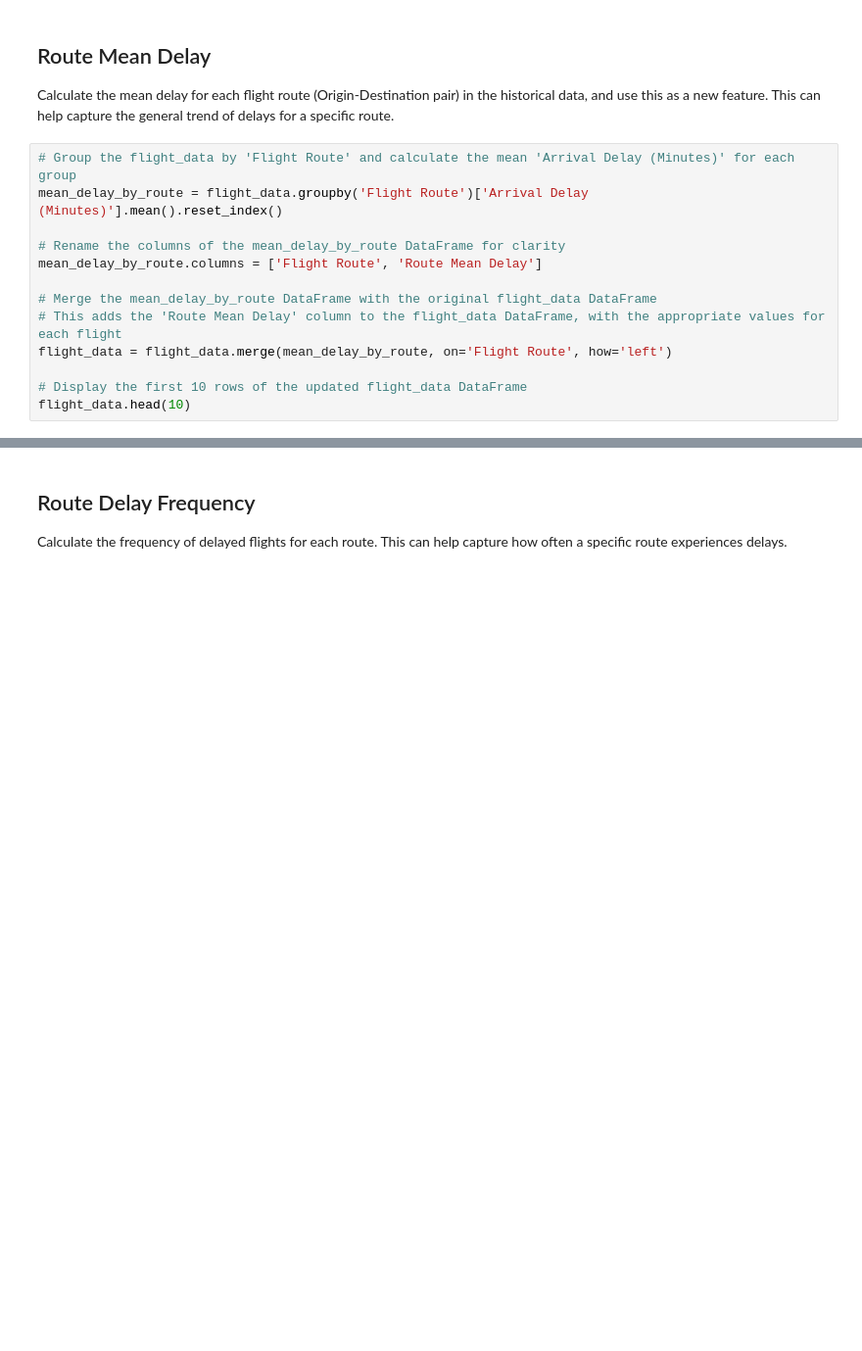
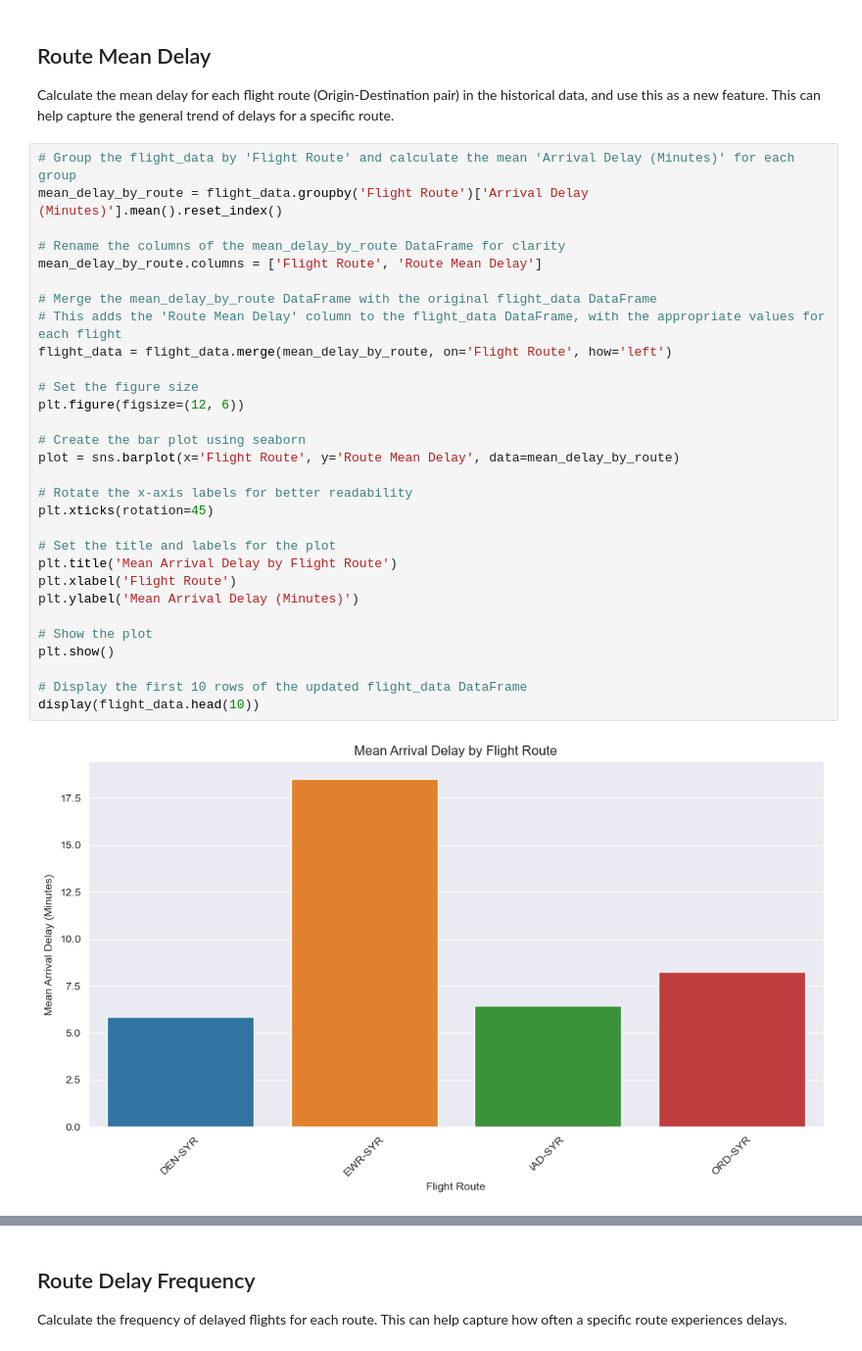
Before and after one commit to rahulkulhalli/CIS600, a Jupyter notebook: main_v5.ipynb, the cells around one changed output, grey strips where cells are left out. Shown: that part at 98% size. Drawn from its saved outputs; the diff is of its cells as text; blank space fills up the shorter version.

```diff
--- a/main_v5.ipynb
+++ b/main_v5.ipynb
@@ -257,17 +258,35 @@ Calculate the mean delay for each flight route (Origin-Destination pair) in the
 # %%
 # Group the flight_data by 'Flight Route' and calculate the mean 'Arrival Delay (Minutes)' for each group
 mean_delay_by_route = flight_data.groupby('Flight Route')['Arrival Delay (Minutes)'].mean().reset_index()
 
 # Rename the columns of the mean_delay_by_route DataFrame for clarity
 mean_delay_by_route.columns = ['Flight Route', 'Route Mean Delay']
 
 # Merge the mean_delay_by_route DataFrame with the original flight_data DataFrame
 # This adds the 'Route Mean Delay' column to the flight_data DataFrame, with the appropriate values for each flight
 flight_data = flight_data.merge(mean_delay_by_route, on='Flight Route', how='left')
 
+# Set the figure size
+plt.figure(figsize=(12, 6))
+
+# Create the bar plot using seaborn
+plot = sns.barplot(x='Flight Route', y='Route Mean Delay', data=mean_delay_by_route)
+
+# Rotate the x-axis labels for better readability
+plt.xticks(rotation=45)
+
+# Set the title and labels for the plot
+plt.title('Mean Arrival Delay by Flight Route')
+plt.xlabel('Flight Route')
+plt.ylabel('Mean Arrival Delay (Minutes)')
+
+# Show the plot
+plt.show()
+
 # Display the first 10 rows of the updated flight_data DataFrame
-flight_data.head(10)
+display(flight_data.head(10))
 # %% [output]
+[figure, added]
 |  | Origin Airport | Actual Elapsed Time (Minutes) | Arrival Delay (Minutes) | Status | Arrival Datetime | Time of Day | ... |
 | 0 | ORD | 79 | -20 | Early | 1988-01-01 19:00:00 | Evening | ... |
 | 1 | ORD | 95 | 7 | On-time | 1988-01-01 23:00:00 | Night | ... |
```
Also changed, not shown: parts of 20 cells of this notebook.
